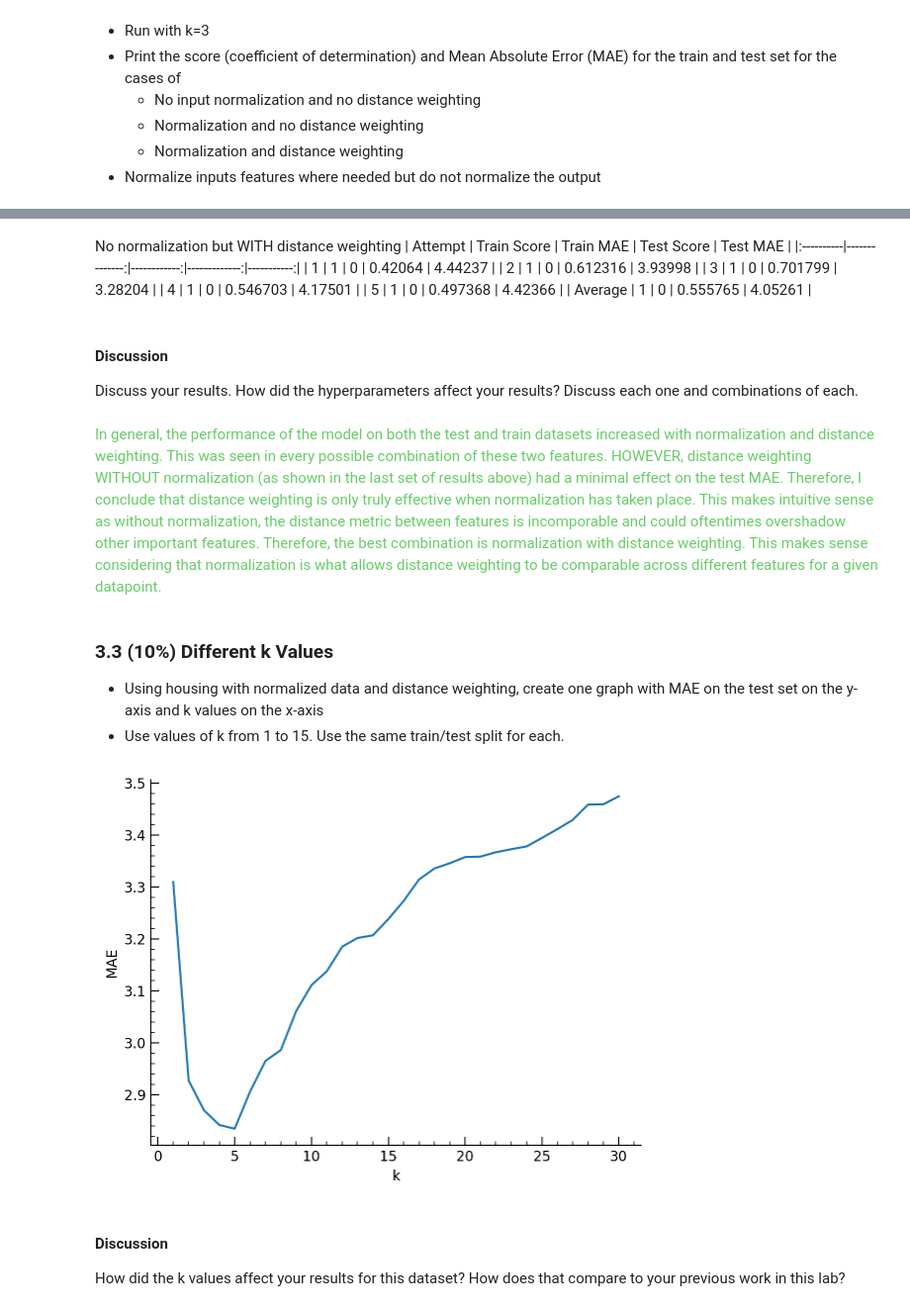
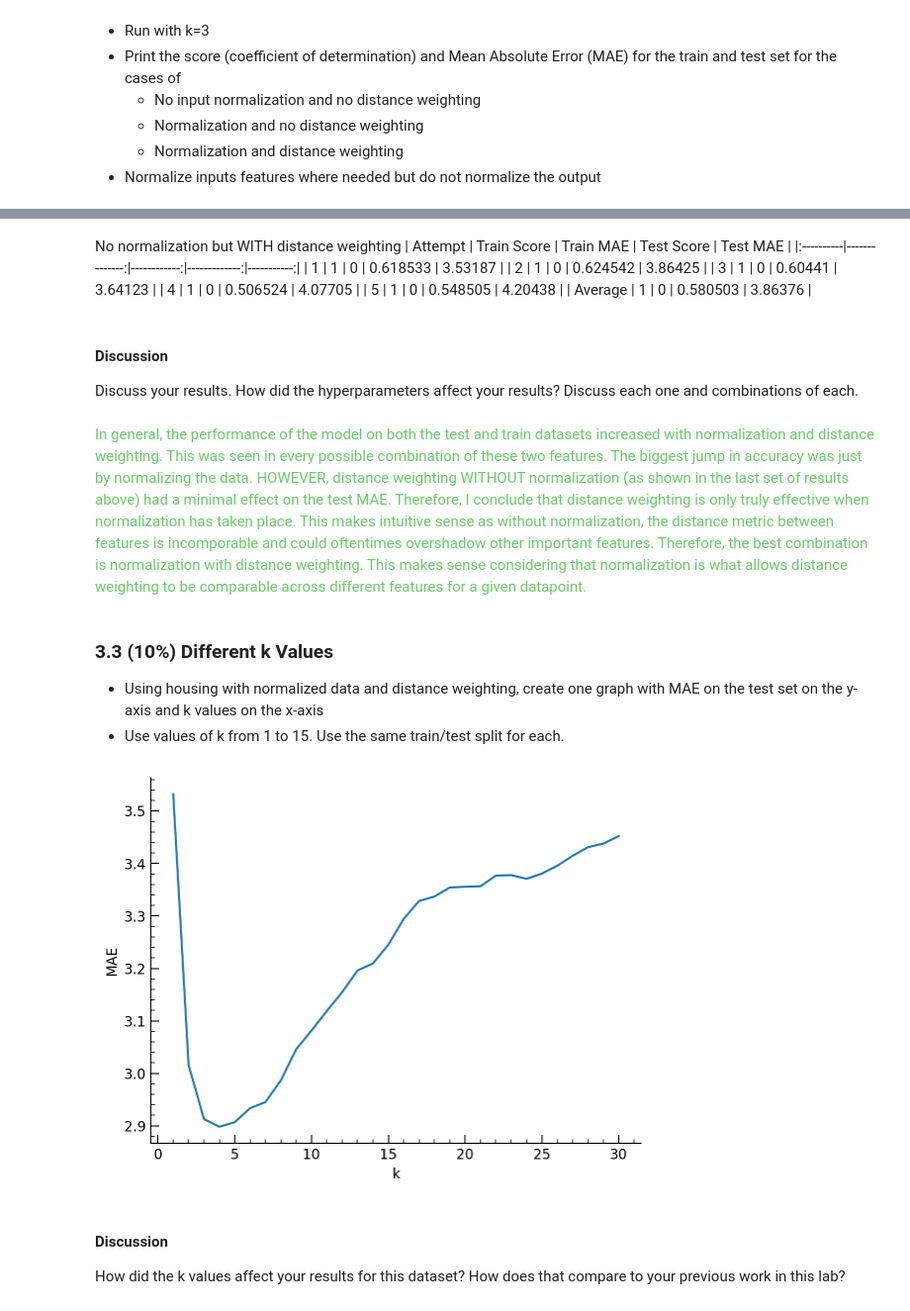
Before and after one commit to James-Wade1/CS270_KNN, a Jupyter notebook: KNN Lab.ipynb, the cells around one changed output, grey strips where cells are left out. Shown at 99% size. Saved outputs shown, nothing was run; the diff lists cells and outputs as text; code cells hidden in the pictures.

```diff
--- a/KNN Lab.ipynb
+++ b/KNN Lab.ipynb
@@ -566,18 +570,18 @@ Normalization and distance weighting
 No normalization but WITH distance weighting
 | Attempt   |   Train Score |   Train MAE |   Test Score |   Test MAE |
 |:----------|--------------:|------------:|-------------:|-----------:|
-| 1         |             1 |           0 |     0.42064  |    4.44237 |
-| 2         |             1 |           0 |     0.612316 |    3.93998 |
-| 3         |             1 |           0 |     0.701799 |    3.28204 |
-| 4         |             1 |           0 |     0.546703 |    4.17501 |
-| 5         |             1 |           0 |     0.497368 |    4.42366 |
-| Average   |             1 |           0 |     0.555765 |    4.05261 |
+| 1         |             1 |           0 |     0.618533 |    3.53187 |
+| 2         |             1 |           0 |     0.624542 |    3.86425 |
+| 3         |             1 |           0 |     0.60441  |    3.64123 |
+| 4         |             1 |           0 |     0.506524 |    4.07705 |
+| 5         |             1 |           0 |     0.548505 |    4.20438 |
+| Average   |             1 |           0 |     0.580503 |    3.86376 |
 # %% [markdown]
 #### Discussion
 Discuss your results. How did the hyperparameters affect your results? Discuss each one and combinations of each.
 # %% [markdown]
 <span style="color: #66cc66">
-In general, the performance of the model on both the test and train datasets increased with normalization and distance weighting. This was seen in every possible combination of these two features. HOWEVER, distance weighting WITHOUT normalization (as shown in the last set of results above) had a minimal effect on the test MAE. Therefore, I conclude that distance weighting is only truly effective when normalization has taken place. This makes intuitive sense as without normalization, the distance metric between features is incomporable and could oftentimes overshadow other important features. Therefore, the best combination is normalization with distance weighting. This makes sense considering that normalization is what allows distance weighting to be comparable across different features for a given datapoint.
+In general, the performance of the model on both the test and train datasets increased with normalization and distance weighting. This was seen in every possible combination of these two features. The biggest jump in accuracy was just by normalizing the data. HOWEVER, distance weighting WITHOUT normalization (as shown in the last set of results above) had a minimal effect on the test MAE. Therefore, I conclude that distance weighting is only truly effective when normalization has taken place. This makes intuitive sense as without normalization, the distance metric between features is incomporable and could oftentimes overshadow other important features. Therefore, the best combination is normalization with distance weighting. This makes sense considering that normalization is what allows distance weighting to be comparable across different features for a given datapoint.
 </span>
 # %% [markdown]
 ### 3.3 (10%)  Different k Values
@@ -587,7 +591,7 @@ In general, the performance of the model on both the test and train datasets inc
 # Learn and graph for different k values
 data_df = load_data_df("data/housing_price.arff")
 
-X = data_df.drop(["MEDV"], axis=1)
+X = data_df.drop(["MEDV", "B"], axis=1)
 y = data_df["MEDV"]
 ks = [i+1 for i in range(30)]
 train_scores = []
@@ -612,34 +616,34 @@ for k in ks:
                 X_train_scaled = scaler.transform(X_train_features_to_normalize)
                 X_test_scaled = scaler.transform(X_test.drop(columns=features_to_skip))
 
                 X_train_scaled_df = pd.DataFrame(X_train_scaled, columns=X_train_features_to_normalize.columns)
                 X_train_scaled_df["CHAS"] = X_train["CHAS"].reset_index(drop=True)
 
                 X_test_scaled_df = pd.DataFrame(X_test_scaled, columns=X_train_features_to_normalize.columns)
                 X_test_scaled_df["CHAS"] = X_test["CHAS"].reset_index(drop=True)
 
                 X_train = X_train_scaled_df
                 X_test = X_test_scaled_df
 
         clf = KNeighborsRegressor(**params)
 
         clf.fit(X_train, y_train)
 
         # print(f"Train score: {clf.score(X_train, y_train)}")
         # print(f"Test score: {clf.score(X_test, y_test)}")
 
         train_score += mean_absolute_error(clf.predict(X_test), y_test)
 
     train_score /= len(random_states)
     # print(f"Average test MAE {train_score}")
     train_scores.append(train_score)
 
 plt.plot(ks, train_scores)
 plt.xlabel("k")
 plt.ylabel("MAE")
 plt.show()
 # %% [output]
-[figure, old version]
+[figure, new version]
 # %% [markdown]
 #### Discussion
 How did the k values affect your results for this dataset? How does that compare to your previous work in this lab?
```
Also changed, not shown: parts of 10 cells of this notebook.
